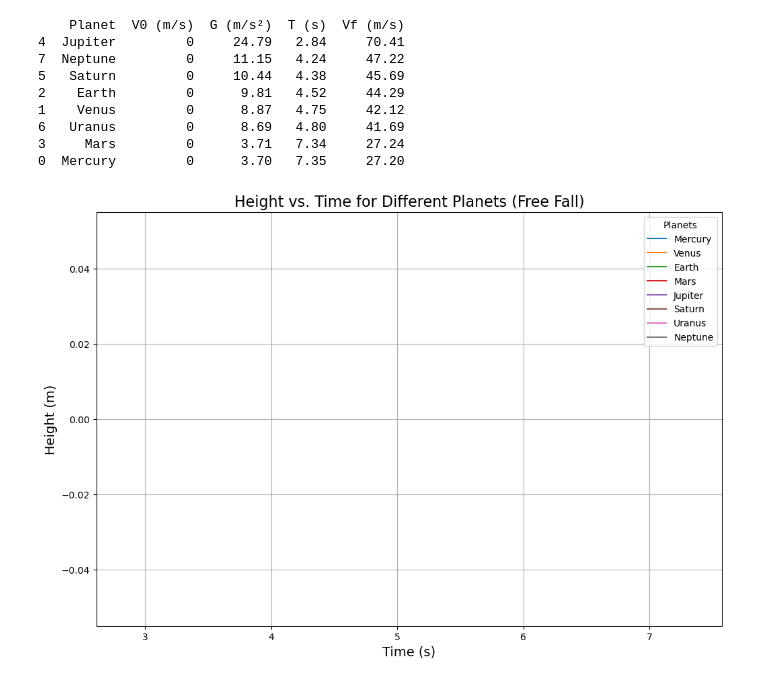
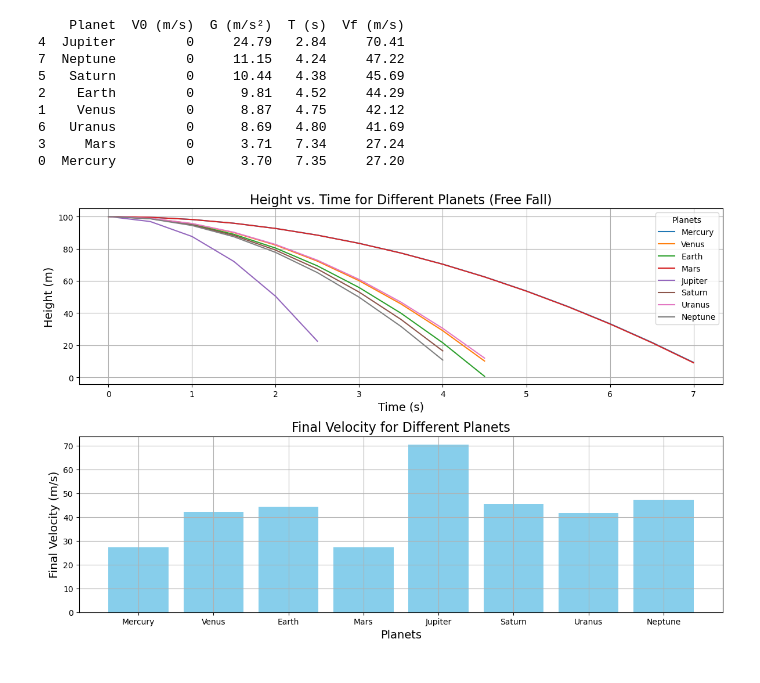
Before and after one commit to Leyaaaan1/FreeFallSimulations, a Jupyter notebook: free-fall.ipynb, the cells around one changed output. Drawn from its saved outputs; the diff is of its cells as text; code cells hidden in the pictures.

```diff
--- a/free-fall.ipynb
+++ b/free-fall.ipynb
@@ -100,7 +132,6 @@ This simulation explores how gravitational acceleration impacts the free fall of
 # %%
 import pandas as pd
 import matplotlib.pyplot as plt
-
 import math
 
 planetary_gravity = {
@@ -131,15 +162,22 @@ for planet, gravity in planetary_gravity.items():
     # Store the planet data for the table
     data.append([planet, v0, gravity, round(fall_time, 2), round(final_velocity, 2)])
 
-    # Store the data for plotting (simplified)
-    times = [round(fall_time, 2)]
-    heights = [0]  # The height at fall_time is 0
+    # Simulate the motion over time
+    times = []
+    heights = []
+    time = 0
+    while time <= fall_time:
+        height = y0 - 0.5 * gravity * time**2  # Calculate height at each time step
+        times.append(time)
+        heights.append(height)
+        time += dt
 
-    planet_data[planet] = {"time": times, "height": heights}
+    planet_data[planet] = {"time": times, "height": heights, "final_velocity": final_velocity}
 
 # Create a DataFrame to represent the results as a table
 df = pd.DataFrame(data, columns=["Planet", "V0 (m/s)", "G (m/s²)", "T (s)", "Vf (m/s)"])
 
+# Sort by fall time (T)
 sorted_df = df.sort_values(by='T (s)')
 # Display the table
 print(sorted_df)
@@ -154,22 +192,36 @@ print(sorted_df)
 3     Mars         0      3.71   7.34     27.24
 0  Mercury         0      3.70   7.35     27.20
 # %%
+# Create the graph to show the motion of the coin for each planet (Height vs. Time)
 plt.figure(figsize=(12, 8))
 
+# Plot the height vs. time graph
+plt.subplot(2, 1, 1)
 for planet, motion_data in planet_data.items():
     plt.plot(motion_data["time"], motion_data["height"], label=planet)
 
-# Customize the plot
 plt.title("Height vs. Time for Different Planets (Free Fall)", fontsize=16)
 plt.xlabel("Time (s)", fontsize=14)
 plt.ylabel("Height (m)", fontsize=14)
 plt.legend(title="Planets")
 plt.grid(True)
 
+# Plot the final velocity graph
+plt.subplot(2, 1, 2)
+planets = list(planet_data.keys())
+final_velocities = [planet_data[planet]["final_velocity"] for planet in planets]
+
+plt.bar(planets, final_velocities, color='skyblue')
+plt.title("Final Velocity for Different Planets", fontsize=16)
+plt.xlabel("Planets", fontsize=14)
+plt.ylabel("Final Velocity (m/s)", fontsize=14)
+plt.grid(True)
+
 # Show the plot
+plt.tight_layout()
 plt.show()
 # %% [output]
-[figure, old version]
+[figure, new version]
 # %%
 import pygame
 
```
Also changed, not shown: parts of 1 cell of this notebook.
